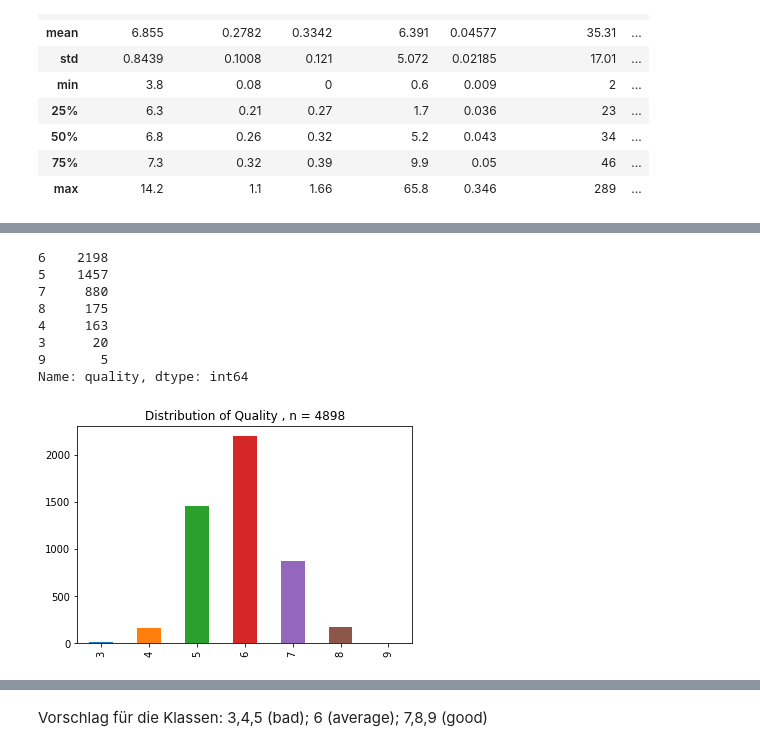
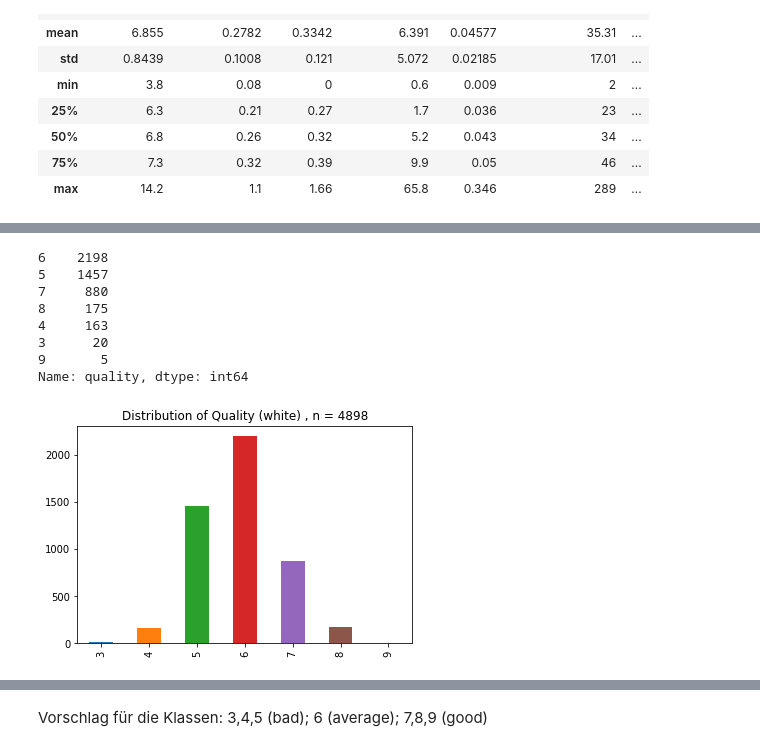
Before and after one commit to GeJulia/wineForTheWin, a Jupyter notebook: Michael.ipynb, the cells around one changed output, grey strips where cells are left out. Drawn from its saved outputs; the diff is of its cells as text; code cells hidden in the pictures.

```diff
--- a/Michael.ipynb
+++ b/Michael.ipynb
@@ -23,0 +31,7 @@ white = pd.read_csv("data/winequality-white1.csv")
+# %%
+conditions = [(white['quality'] < 6),
+              (white['quality'] > 6)]
+choices = ['1_low', '3_high']
+white['class'] = np.select(conditions, choices, default = '2_high')
+white_norm['class']=white['class']
+white['class'].value_counts()
@@ -60,14 +105,14 @@ white.describe().style.set_precision(4)
 # %%
 print(white['quality'].value_counts())
-white['quality'].value_counts().sort_index().plot(kind='bar', title='Distribution of Quality , n = '+str(white['quality'].count()))
+white['quality'].value_counts().sort_index().plot(kind='bar', title='Distribution of Quality (white) , n = '+str(white['quality'].count()))
 plt.show()
 # %% [output]
 6    2198
 5    1457
 7     880
 8     175
 4     163
 3      20
 9       5
 Name: quality, dtype: int64
-[figure, old version]
+[figure, new version]
```
Also changed, not shown: parts of 47 cells of this notebook, 1 other file.
